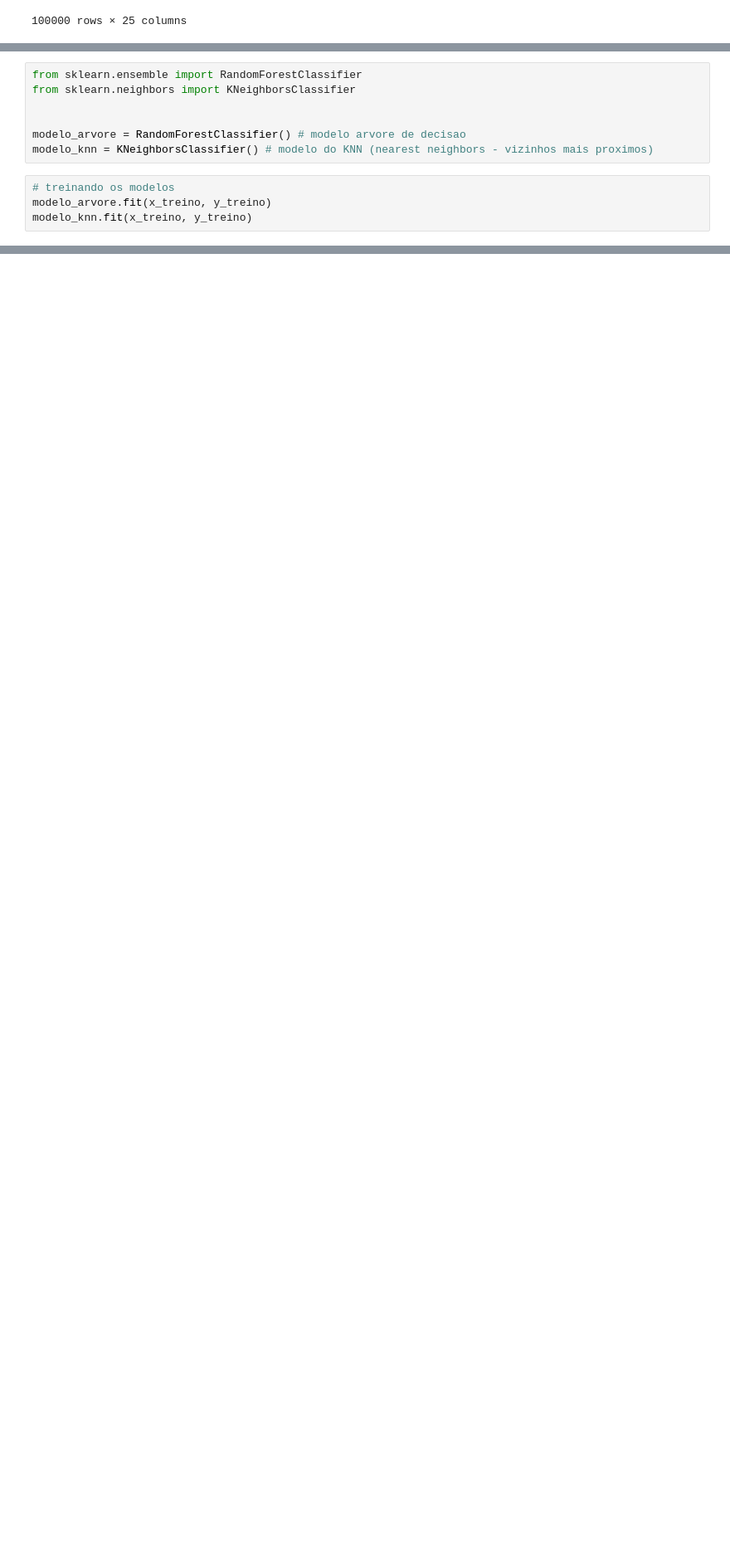
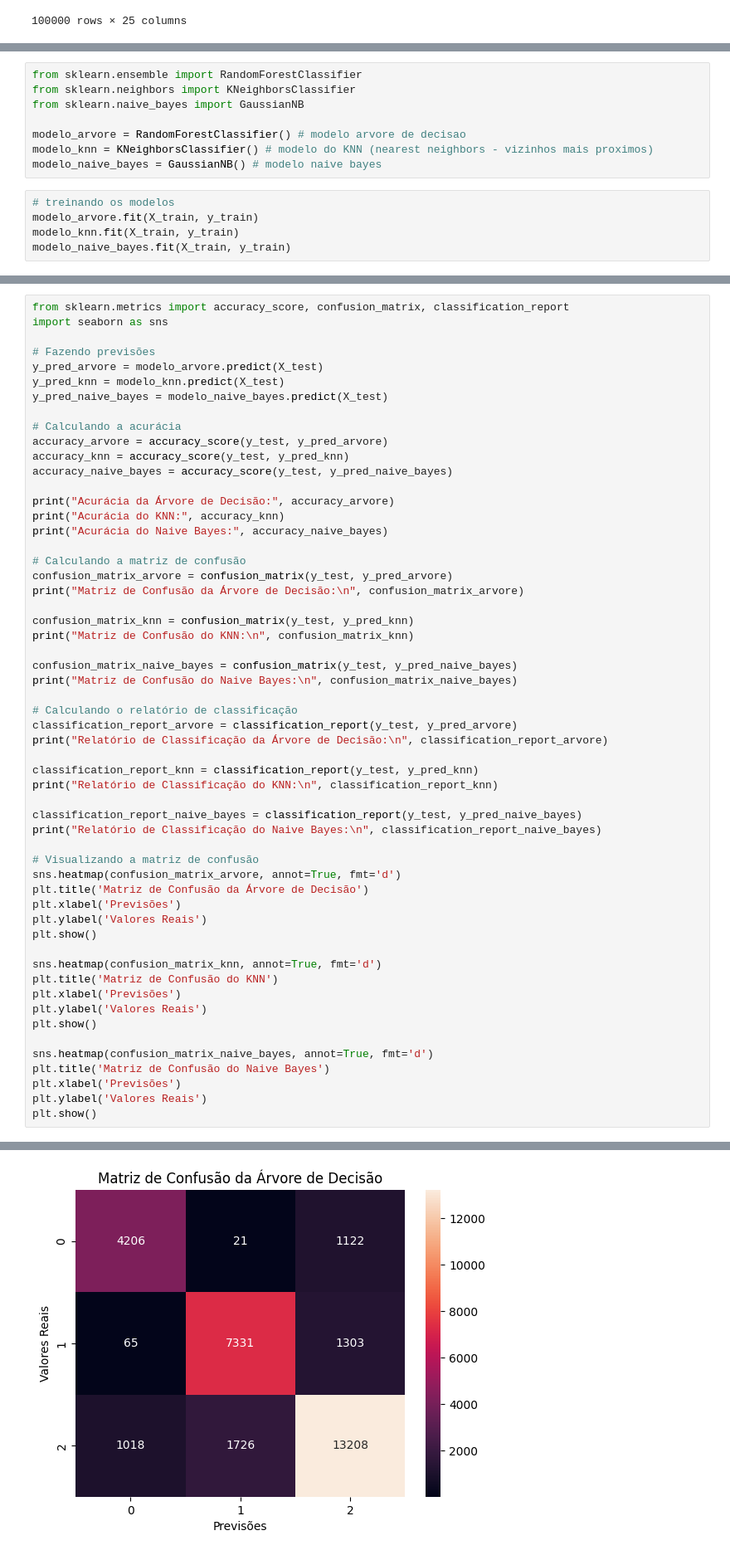
Before and after one commit to ju-liana-rodrigues/estudo-de-caso-score, a Jupyter notebook: projetoinicial.ipynb, the cells around one changed output, grey strips where cells are left out. Shown at 83% size. Cells and saved outputs as stored; diff of their text form; blank space fills up the shorter version.

Commit message:
Created using Colab Adição do modelo de Naive Bayes e também das metricas: matriz de confusão, acurácia e relatório de classificação

```diff
--- a/projetoinicial.ipynb
+++ b/projetoinicial.ipynb
@@ -128,12 +118,14 @@ X_test = scaler.transform(X_test)
 # %%
 from sklearn.ensemble import RandomForestClassifier
 from sklearn.neighbors import KNeighborsClassifier
-
+from sklearn.naive_bayes import GaussianNB
 
 modelo_arvore = RandomForestClassifier() # modelo arvore de decisao
 modelo_knn = KNeighborsClassifier() # modelo do KNN (nearest neighbors - vizinhos mais proximos)
+modelo_naive_bayes = GaussianNB() # modelo naive bayes
 # %%
 # treinando os modelos
-modelo_arvore.fit(x_treino, y_treino)
-modelo_knn.fit(x_treino, y_treino)
+modelo_arvore.fit(X_train, y_train)
+modelo_knn.fit(X_train, y_train)
+modelo_naive_bayes.fit(X_train, y_train)
 # %% [output]
@@ -160,0 +133,57 @@ print(accuracy_score(y_teste, previsao_knn))
+# %%
+from sklearn.metrics import accuracy_score, confusion_matrix, classification_report
+import seaborn as sns
+
+# Fazendo previsões
+y_pred_arvore = modelo_arvore.predict(X_test)
+y_pred_knn = modelo_knn.predict(X_test)
+y_pred_naive_bayes = modelo_naive_bayes.predict(X_test)
+
+# Calculando a acurácia
+accuracy_arvore = accuracy_score(y_test, y_pred_arvore)
+accuracy_knn = accuracy_score(y_test, y_pred_knn)
+accuracy_naive_bayes = accuracy_score(y_test, y_pred_naive_bayes)
+
+print("Acurácia da Árvore de Decisão:", accuracy_arvore)
+print("Acurácia do KNN:", accuracy_knn)
+print("Acurácia do Naive Bayes:", accuracy_naive_bayes)
+
+# Calculando a matriz de confusão
+confusion_matrix_arvore = confusion_matrix(y_test, y_pred_arvore)
+print("Matriz de Confusão da Árvore de Decisão:\n", confusion_matrix_arvore)
+
+confusion_matrix_knn = confusion_matrix(y_test, y_pred_knn)
+print("Matriz de Confusão do KNN:\n", confusion_matrix_knn)
+
+confusion_matrix_naive_bayes = confusion_matrix(y_test, y_pred_naive_bayes)
+print("Matriz de Confusão do Naive Bayes:\n", confusion_matrix_naive_bayes)
+
+# Calculando o relatório de classificação
+classification_report_arvore = classification_report(y_test, y_pred_arvore)
+print("Relatório de Classificação da Árvore de Decisão:\n", classification_report_arvore)
+
+classification_report_knn = classification_report(y_test, y_pred_knn)
+print("Relatório de Classificação do KNN:\n", classification_report_knn)
+
+classification_report_naive_bayes = classification_report(y_test, y_pred_naive_bayes)
+print("Relatório de Classificação do Naive Bayes:\n", classification_report_naive_bayes)
+
+# Visualizando a matriz de confusão
+sns.heatmap(confusion_matrix_arvore, annot=True, fmt='d')
+plt.title('Matriz de Confusão da Árvore de Decisão')
+plt.xlabel('Previsões')
+plt.ylabel('Valores Reais')
+plt.show()
+
+sns.heatmap(confusion_matrix_knn, annot=True, fmt='d')
+plt.title('Matriz de Confusão do KNN')
+plt.xlabel('Previsões')
+plt.ylabel('Valores Reais')
+plt.show()
+
+sns.heatmap(confusion_matrix_naive_bayes, annot=True, fmt='d')
+plt.title('Matriz de Confusão do Naive Bayes')
+plt.xlabel('Previsões')
+plt.ylabel('Valores Reais')
+plt.show()
+# %% [output]
@@ -160,0 +207 @@ print(accuracy_score(y_teste, previsao_knn))
+[figure, added]
```
Also changed, not shown: parts of 6 cells of this notebook.
